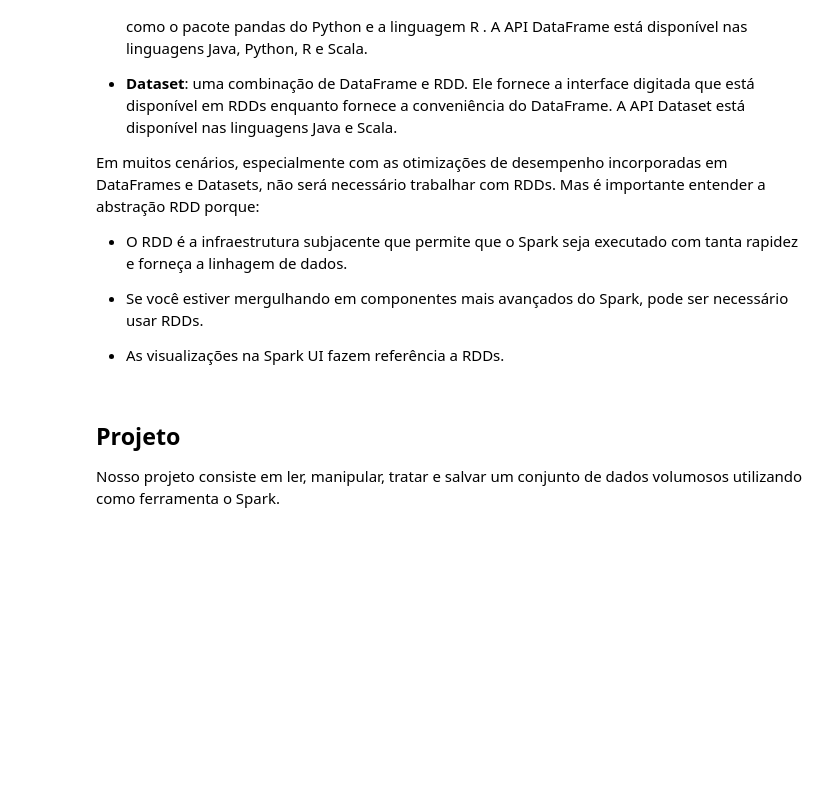
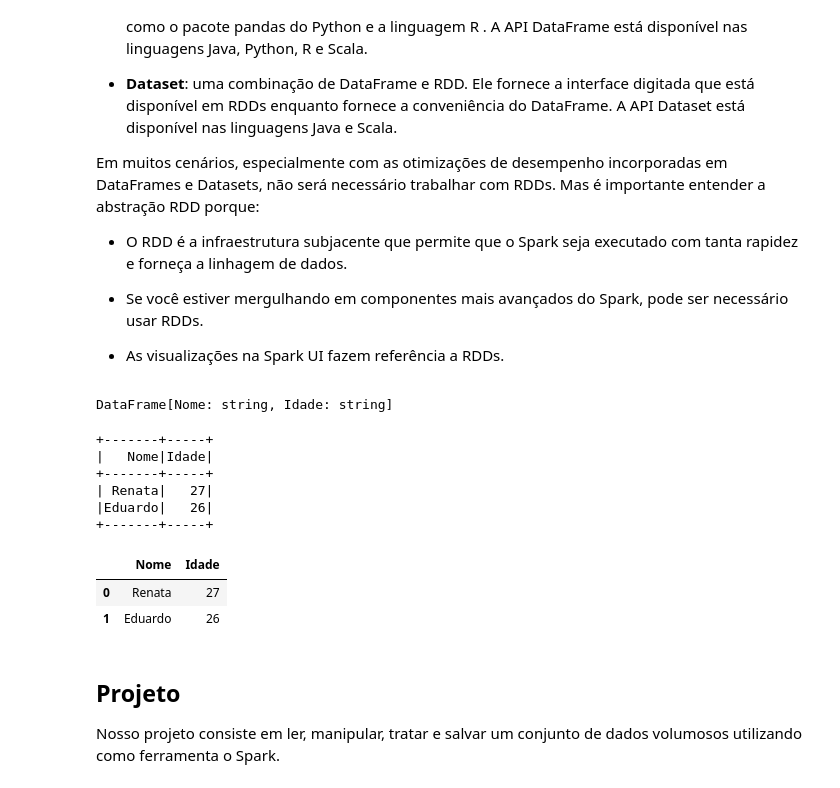
Before and after one commit to renatanesio/DataScience, a Jupyter notebook: Spark/SparkIntro.ipynb, the cells around one changed output. Saved outputs shown, nothing was run; the diff lists cells and outputs as text; code cells hidden in the pictures; blank space fills up the shorter version.

Commit message:
Update SparkIntro notebook

```diff
--- a/Spark/SparkIntro.ipynb
+++ b/Spark/SparkIntro.ipynb
@@ -166,3 +155,25 @@ colNames = ['Nome', 'Idade']
+# %%
+data = [('Renata','27'), ('Eduardo', '26')]
+colNames = ['Nome', 'Idade']
+df = spark.createDataFrame(data, colNames)
+df
+# %% [output]
+DataFrame[Nome: string, Idade: string]
+# %%
+df.show()
+# %% [output]
++-------+-----+
+|   Nome|Idade|
++-------+-----+
+| Renata|   27|
+|Eduardo|   26|
++-------+-----+
+# %%
+df.toPandas()
+# %% [output]
+|  | Nome | Idade |
+| 0 | Renata | 27 |
+| 1 | Eduardo | 26 |
 # %% [markdown]
 ## Projeto
 
```
Also changed, not shown: parts of 23 cells of this notebook.
